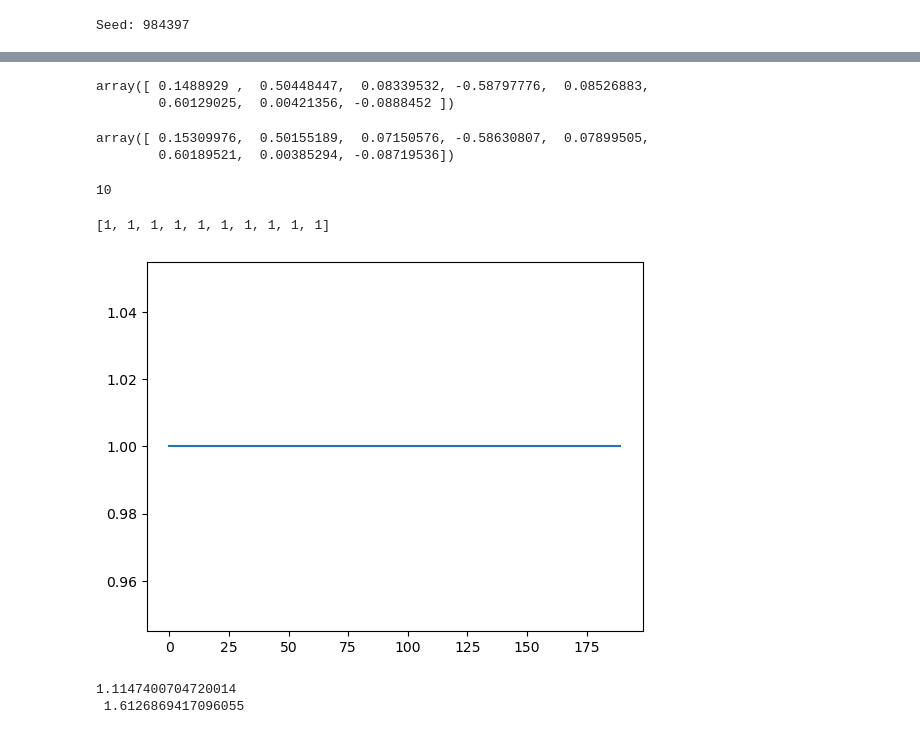
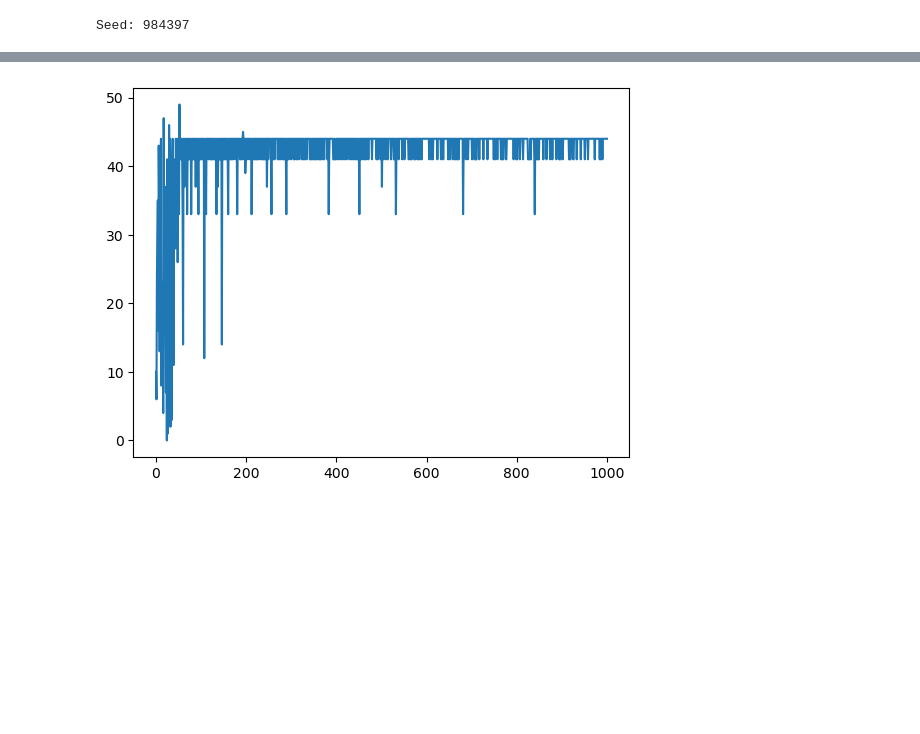
Before and after one commit to nirjhar-das/HyPay_Bandits, a Jupyter notebook: demo.ipynb, the cells around one changed output, grey strips where cells are left out. Saved outputs shown, nothing was run; the diff lists cells and outputs as text; code cells hidden in the pictures; blank space fills up the shorter version.

```diff
--- a/demo.ipynb
+++ b/demo.ipynb
@@ -144,24 +199,28 @@ def plot_action_freq(ls, env, nrows, ncols):
 def simulate(env, algo_arr, T, display=None):
     d = {}
     for algo in algo_arr:
-        if algo.name.startswith('LinUCBClassic'):
-            d['LinUCBClassic'] = []
+        if algo.name.startswith('LinUCBLangford'):
+            d['LinUCBLangford'] = []
         elif algo.name.startswith('DisLinUCB'):
             d['DisLinUCB'] = []
         elif algo.name.startswith('HyLinUCB'):
             d['HyLinUCB'] = []
+        elif algo.name.startswith('LinUCB'):
+            d['LinUCB'] = []
     con_act_ls = [deepcopy(d) for _ in range(env.num_context)]
     for t in tqdm(range(T)):
         a_t = []
         context_id = env.context_seq[env.t]
         for algo in algo_arr:
             a = algo.next_action()
-            if algo.name.startswith('LinUCBClassic'):
-                con_act_ls[context_id]['LinUCBClassic'].append(a)
+            if algo.name.startswith('LinUCBLangford'):
+                con_act_ls[context_id]['LinUCBLangford'].append(a)
             elif algo.name.startswith('DisLinUCB'):
                 con_act_ls[context_id]['DisLinUCB'].append(a)
             elif algo.name.startswith('HyLinUCB'):
                 con_act_ls[context_id]['HyLinUCB'].append(a)
+            elif algo.name.startswith('LinUCB'):
+                con_act_ls[context_id]['LinUCB'].append(a)
             a_t.append(a)
         rewards_t, regrets_t, action_set_t = env.step(a_t)
         for i, algo in enumerate(algo_arr):
@@ -169,8 +228,8 @@ def simulate(env, algo_arr, T, display=None):
         if display is not None:
             if ((t+1) % display) == 0:
                 nr = 5
-                print('Timestep:', (t+1))
-                probe_algo(env, algo_arr, nrows=nr, ncols=env.num_context // nr)
+                #print('Timestep:', (t+1))
+                #probe_algo(env, algo_arr, nrows=nr, ncols=env.num_context // nr)
     plot_action_freq(con_act_ls, env, nrows=nr, ncols=env.num_context // nr)
     return con_act_ls
 # %%
@@ -243,17 +302,17 @@ config = {}
 config['seed'] = 984397                 #np.random.randint(1098321) # Uncomment the random seed generator for random instances
 print('Seed:', config['seed'])
 config['model_type'] = 'Linear'
-config['horizon_length'] = 2000       # Number of time steps T
-config['num_labels'] = 10               # Number of actions L
+config['horizon_length'] = 10000       # Number of time steps T
+config['num_labels'] = 50               # Number of actions L
 config['num_context'] = 10              # Context set size
-config['theta_dim'] = 8                 # Dimension of theta d
+config['theta_dim'] = 10                 # Dimension of theta d
 config['beta_dim'] = 2                  # Dimension of beta k
 config['theta_norm'] = 1.0              # Max norm of theta M
-config['beta_norm'] = 0.2               # Max norm of beta_i's N
+config['beta_norm'] = 0.1               # Max norm of beta_i's N
 config['x_norm'] = 1.0                  # Max norm of x
 config['z_norm'] = 1.0                  # Max norm of z
 config['subgaussian'] = 0.01             # Subgaussianity of noise
-config['is_easy'] = True                # Flag for whether the instance is easy (large suboptimality gap)
+config['is_easy'] = False                # Flag for whether the instance is easy (large suboptimality gap)
 env_name = 'Testbench'                  # Name of the simulation
 # %% [output]
 Seed: 984397
@@ -267,7 +326,7 @@ create_reward_plot(env, nrows, 5)
 # %%
 # Add the algorithms to test and their hyperparameters
-algo_dict = {'HyLinUCB': {'lambda': 0.1, 'gamma': 0.1},
-             'LinUCBClassic': {'alpha': 0.01},
+algo_dict = {'LinUCB': {'lambda': 0.1},
+             'LinUCBLangford': {'alpha': 0.01},
              'DisLinUCB': {'lambda': 0.1}}
 delta = 0.001 # High probability guarantee
 # %%
@@ -289,13 +348,16 @@ for i in range(num_trials):
         elif k == 'DisLinUCB':
             lmbda = algo_dict[k]['lambda']
             algo_arr.append(DisLinUCB(env.get_first_action_set(), delta, env.M, env.N, env.S1, env.S2, env.sigma, lmbda))
-        elif k == 'LinUCBClassic':
+        elif k == 'LinUCBLangford':
             alpha = algo_dict[k]['alpha']
-            algo_arr.append(LinUCBClassic(env.get_first_action_set(), env.M, env.N, env.S1, env.S2, alpha))
+            algo_arr.append(LinUCBLangford(env.get_first_action_set(), env.M, env.N, env.S1, env.S2, alpha))
         elif k == 'HyLinUCBv2':
             lmbda = algo_dict[k]['lambda']
             gamma = algo_dict[k]['gamma']
             algo_arr.append(HyLinUCBv2(env.get_first_action_set(), delta, env.M, env.N, env.S1, env.S2, lmbda, gamma))
+        elif k == 'LinUCB':
+            lmbda = algo_dict[k]['lambda']
+            algo_arr.append(LinUCB(env.get_first_action_set(), delta, env.M, env.N, env.S1, env.S2, env.sigma, lmbda))
     print('Simulating Trial', i+1)
     ls = simulate(env, algo_arr, T, display=display)
     env.reset()
@@ -343,34 +395,5 @@ print(algo_arr)
-# %%
-algo_arr[0].theta_hat
-# %% [output]
-array([ 0.1488929 ,  0.50448447,  0.08339532, -0.58797776,  0.08526883,
-        0.60129025,  0.00421356, -0.0888452 ])
-# %%
-env.parameters['theta']
-# %% [output]
-array([ 0.15309976,  0.50155189,  0.07150576, -0.58630807,  0.07899505,
-        0.60189521,  0.00385294, -0.08719536])
-# %%
-len(ls)
-# %% [output]
-10
-# %%
-print(ls[0]['LinUCBClassic'][-10:])
-# %% [output]
-[1, 1, 1, 1, 1, 1, 1, 1, 1, 1]
 # %%
-plt.plot(np.arange(len(ls[0]['LinUCBClassic'])), ls[0]['LinUCBClassic'])
+plt.plot(np.arange(len(ls[1]['DisLinUCB'])), ls[1]['DisLinUCB'])
 plt.show()
 # %% [output]
-[figure, old version]
+[figure, new version]
-# %%
-a8 = env.arms[0][7]
-a10 = env.arms[0][9]
-
-mu8 = algo_arr[0].get_reward_estimate(7, a8)
-mu10 = algo_arr[0].get_reward_estimate(7, a10)
-
-print(mu8, '\n', mu10)
-# %% [output]
-1.1147400704720014
- 1.6126869417096055
```
Also changed, not shown: parts of 7 cells of this notebook, 7 other files.
